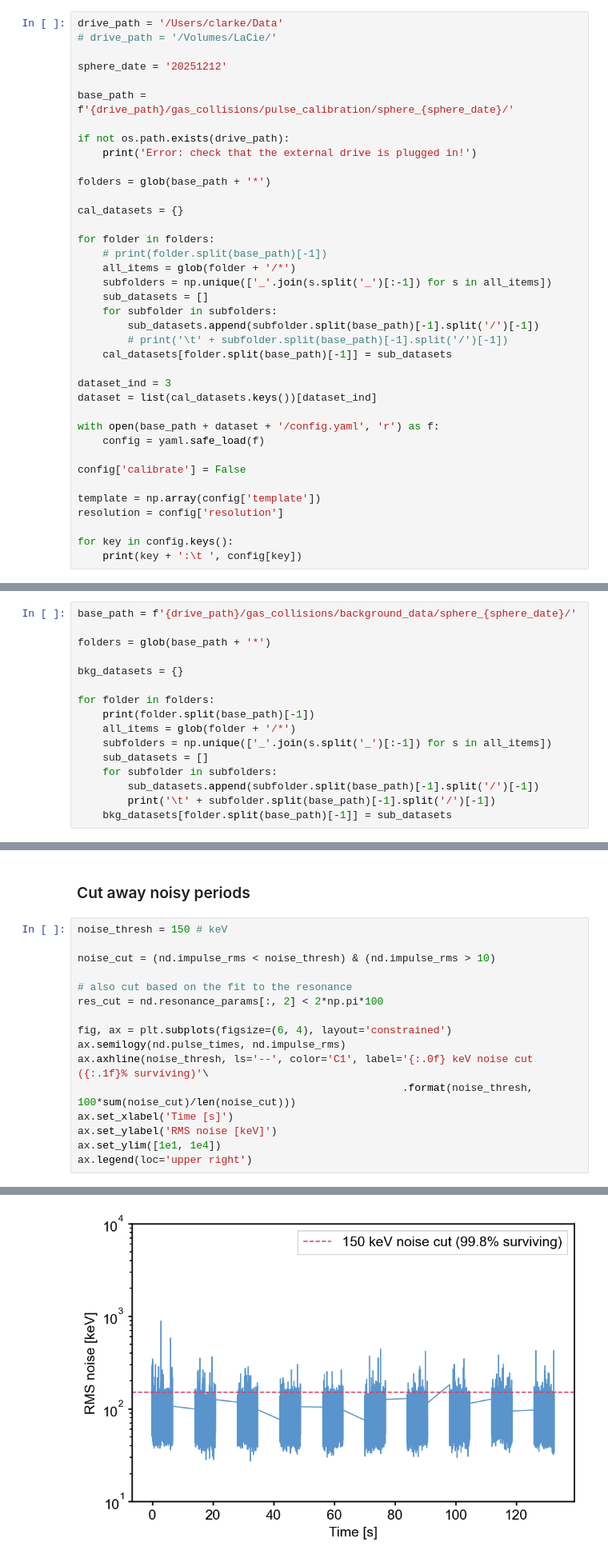
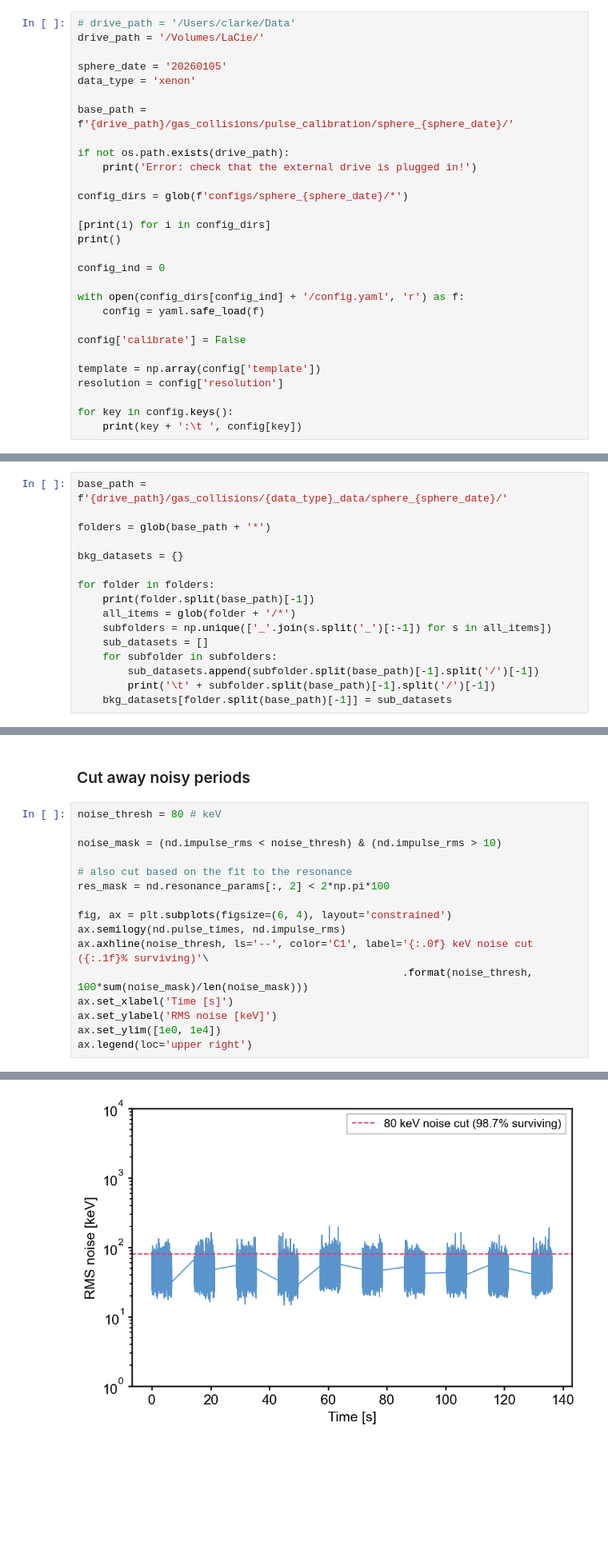
Before and after one commit to clarkehardy/nanospheres, a Jupyter notebook: impulse_search.ipynb, the cells around one changed output, grey strips where cells are left out. Shown at 80% size. Cells and saved outputs as stored; diff of their text form; blank space fills up the shorter version.

```diff
--- a/impulse_search.ipynb
+++ b/impulse_search.ipynb
@@ -23,34 +23,25 @@ import data_processing as dp
 # %% [markdown]
 ### Load the config file and add new parameters
 # %%
-drive_path = '/Users/clarke/Data'
-# drive_path = '/Volumes/LaCie/'
+# drive_path = '/Users/clarke/Data'
+drive_path = '/Volumes/LaCie/'
 
-sphere_date = '20251212'
+sphere_date = '20260105'
+data_type = 'xenon'
 
 base_path = f'{drive_path}/gas_collisions/pulse_calibration/sphere_{sphere_date}/'
 
 if not os.path.exists(drive_path):
     print('Error: check that the external drive is plugged in!')
 
-folders = glob(base_path + '*')
+config_dirs = glob(f'configs/sphere_{sphere_date}/*')
 
-cal_datasets = {}
+[print(i) for i in config_dirs]
+print()
 
-for folder in folders:
-    # print(folder.split(base_path)[-1])
-    all_items = glob(folder + '/*')
-    subfolders = np.unique(['_'.join(s.split('_')[:-1]) for s in all_items])
-    sub_datasets = []
-    for subfolder in subfolders:
-        sub_datasets.append(subfolder.split(base_path)[-1].split('/')[-1])
-        # print('\t' + subfolder.split(base_path)[-1].split('/')[-1])
-    cal_datasets[folder.split(base_path)[-1]] = sub_datasets
+config_ind = 0
 
-dataset_ind = 3
-dataset = list(cal_datasets.keys())[dataset_ind]
-
-with open(base_path + dataset + '/config.yaml', 'r') as f:
+with open(config_dirs[config_ind] + '/config.yaml', 'r') as f:
     config = yaml.safe_load(f)
 
 config['calibrate'] = False
@@ -74,7 +67,7 @@ template:         [-0.009432399836590633, -0.012439446477647524, -0.018127937203
 # %% [markdown]
 ### List the background datasets
 # %%
-base_path = f'{drive_path}/gas_collisions/background_data/sphere_{sphere_date}/'
+base_path = f'{drive_path}/gas_collisions/{data_type}_data/sphere_{sphere_date}/'
 
 folders = glob(base_path + '*')
 
@@ -139,24 +128,24 @@ Loading files starting with
 # %% [markdown]
 ### Cut away noisy periods
 # %%
-noise_thresh = 150 # keV
+noise_thresh = 80 # keV
 
-noise_cut = (nd.impulse_rms < noise_thresh) & (nd.impulse_rms > 10)
+noise_mask = (nd.impulse_rms < noise_thresh) & (nd.impulse_rms > 10)
 
 # also cut based on the fit to the resonance
-res_cut = nd.resonance_params[:, 2] < 2*np.pi*100
+res_mask = nd.resonance_params[:, 2] < 2*np.pi*100
 
 fig, ax = plt.subplots(figsize=(6, 4), layout='constrained')
 ax.semilogy(nd.pulse_times, nd.impulse_rms)
 ax.axhline(noise_thresh, ls='--', color='C1', label='{:.0f} keV noise cut ({:.1f}% surviving)'\
-                                                    .format(noise_thresh, 100*sum(noise_cut)/len(noise_cut)))
+                                                    .format(noise_thresh, 100*sum(noise_mask)/len(noise_mask)))
 ax.set_xlabel('Time [s]')
 ax.set_ylabel('RMS noise [keV]')
-ax.set_ylim([1e1, 1e4])
+ax.set_ylim([1e0, 1e4])
 ax.legend(loc='upper right')
 # %% [output]
 <matplotlib.legend.Legend at 0x...>
-[figure, old version]
+[figure, new version]
 # %% [markdown]
 ### Cut based on goodness of fit
 # %%
```
Also changed, not shown: parts of 9 cells of this notebook, 4 other files.
